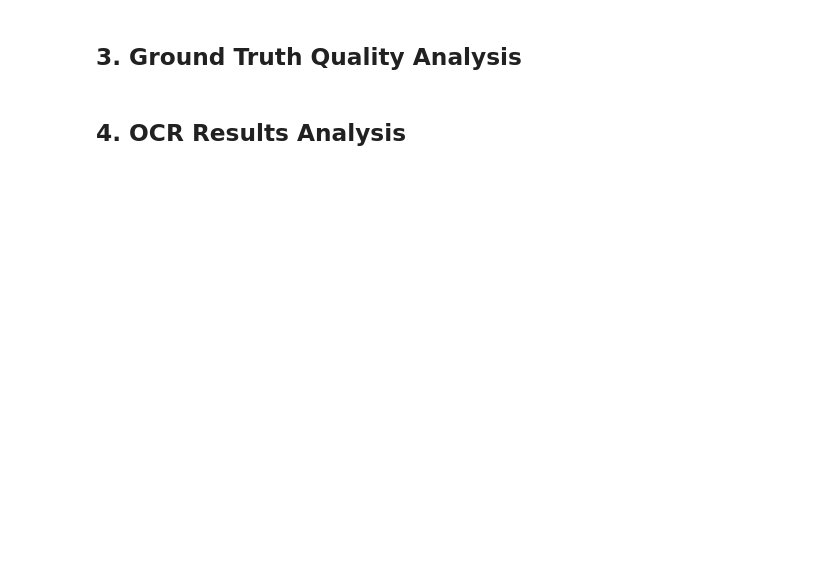
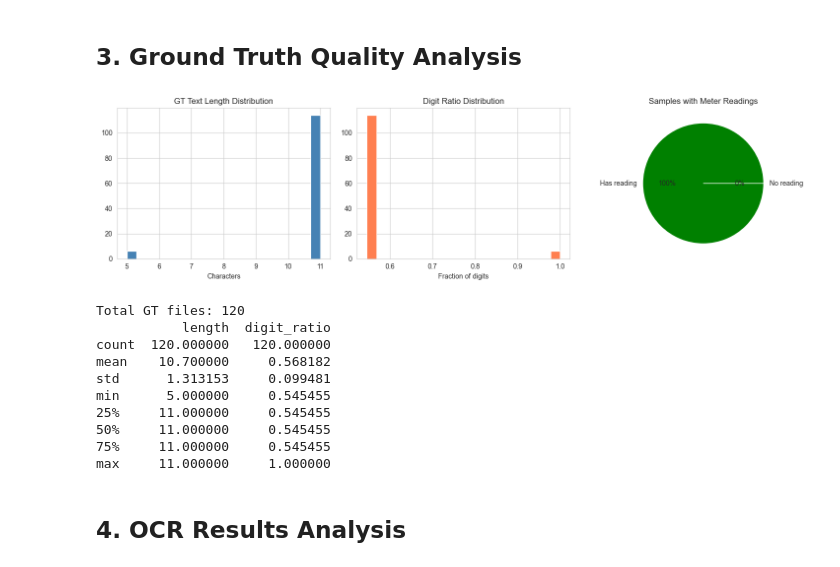
Before and after one commit to purplegeminii/ECG_OCR, a Jupyter notebook: notebooks/ecg_ocr_analysis.ipynb, the cells around one changed output. Saved outputs shown, nothing was run; the diff lists cells and outputs as text; code cells hidden in the pictures; blank space fills up the shorter version.

```diff
--- a/notebooks/ecg_ocr_analysis.ipynb
+++ b/notebooks/ecg_ocr_analysis.ipynb
@@ -128,35 +175,46 @@ if gt_files:
             'text': text,
             'length': len(text),
             'num_digits': sum(c.isdigit() for c in text),
             'digit_ratio': sum(c.isdigit() for c in text) / max(len(text), 1),
             'has_reading': bool(re.search(r'\b\d{4,6}\b', text)),
         })
 
-    import re
     df_gt = pd.DataFrame(gt_data)
 
     fig, axes = plt.subplots(1, 3, figsize=(15, 4))
 
     axes[0].hist(df_gt['length'], bins=20, color='steelblue', edgecolor='white')
     axes[0].set_title('GT Text Length Distribution')
     axes[0].set_xlabel('Characters')
 
     axes[1].hist(df_gt['digit_ratio'], bins=20, color='coral', edgecolor='white')
     axes[1].set_title('Digit Ratio Distribution')
     axes[1].set_xlabel('Fraction of digits')
 
-    has_reading = df_gt['has_reading'].value_counts()
+    has_reading = df_gt['has_reading'].value_counts().reindex([True, False], fill_value=0)
     axes[2].pie(has_reading.values, labels=['Has reading', 'No reading'],
                 autopct='%1.0f%%', colors=['green', 'orange'])
     axes[2].set_title('Samples with Meter Readings')
 
     plt.tight_layout()
     plt.show()
 
     print(f'Total GT files: {len(gt_files)}')
     print(df_gt.describe()[['length', 'digit_ratio']])
 else:
     print('No ground truth files found. Run annotation first.')
+# %% [output]
+[figure, added]
+Total GT files: 120
+           length  digit_ratio
+count  120.000000   120.000000
+mean    10.700000     0.568182
+std      1.313153     0.099481
+min      5.000000     0.545455
+25%     11.000000     0.545455
+50%     11.000000     0.545455
+75%     11.000000     0.545455
+max     11.000000     1.000000
 # %% [markdown]
 ## 4. OCR Results Analysis
 # %%
```
Also changed, not shown: parts of 5 cells of this notebook, 4 other files.
